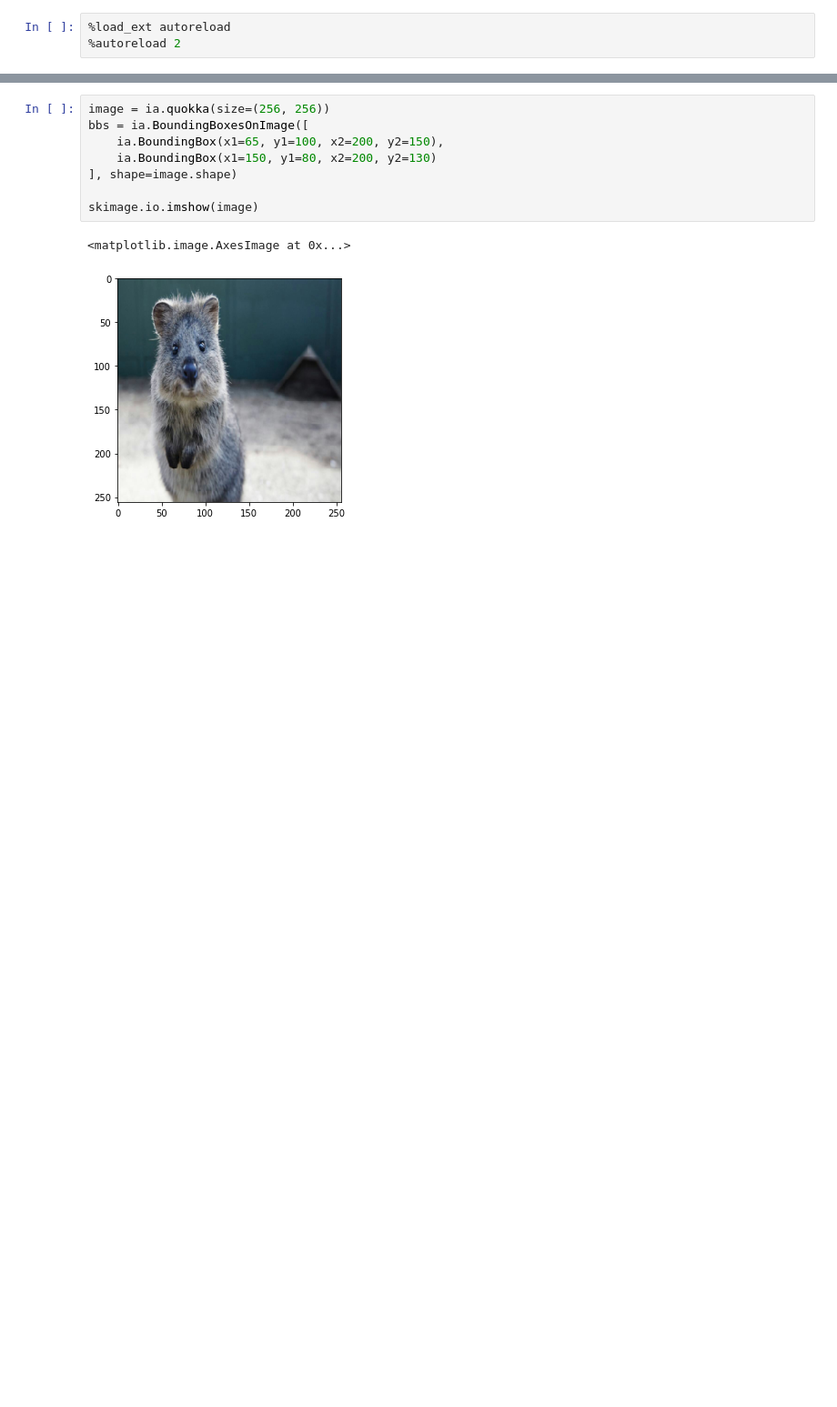
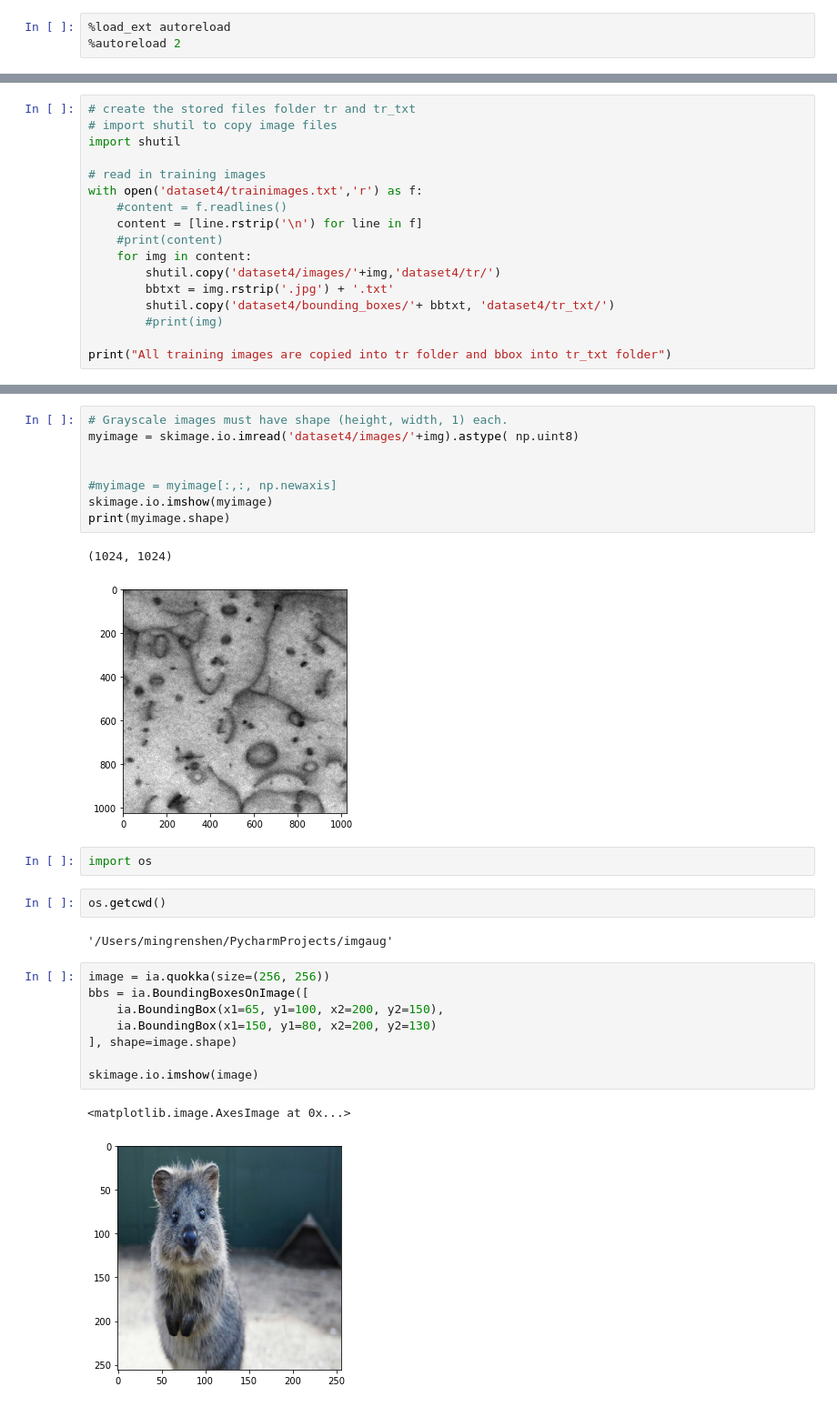
Before and after one commit to iphyer/imgaugForDefects, a Jupyter notebook: imgaug.ipynb, the cells around one changed output, grey strips where cells are left out. Shown at 91% size. Cells and saved outputs as stored; diff of their text form; blank space fills up the shorter version.

Commit message:
v0.5 read in but needs more modification

```diff
--- a/imgaug.ipynb
+++ b/imgaug.ipynb
@@ -3,0 +8,17 @@
+# %%
+# create the stored files folder tr and tr_txt
+# import shutil to copy image files
+import shutil
+
+# read in training images
+with open('dataset4/trainimages.txt','r') as f:
+    #content = f.readlines()
+    content = [line.rstrip('\n') for line in f]
+    #print(content)
+    for img in content:
+        shutil.copy('dataset4/images/'+img,'dataset4/tr/')
+        bbtxt = img.rstrip('.jpg') + '.txt'
+        shutil.copy('dataset4/bounding_boxes/'+ bbtxt, 'dataset4/tr_txt/')
+        #print(img)
+
+print("All training images are copied into tr folder and bbox into tr_txt folder")
@@ -13,3 +130,20 @@ ia.seed(1)
+# %%
+# Grayscale images must have shape (height, width, 1) each.
+myimage = skimage.io.imread('dataset4/images/'+img).astype( np.uint8)
+
+
+#myimage = myimage[:,:, np.newaxis]
+skimage.io.imshow(myimage)
+print(myimage.shape)
+# %% [output]
+(1024, 1024)
+[figure, added]
+# %%
+import os
+# %%
+os.getcwd()
+# %% [output]
+'/Users/mingrenshen/PycharmProjects/imgaug'
 # %%
 image = ia.quokka(size=(256, 256))
 bbs = ia.BoundingBoxesOnImage([
```
Also changed, not shown: parts of 8 cells of this notebook.
